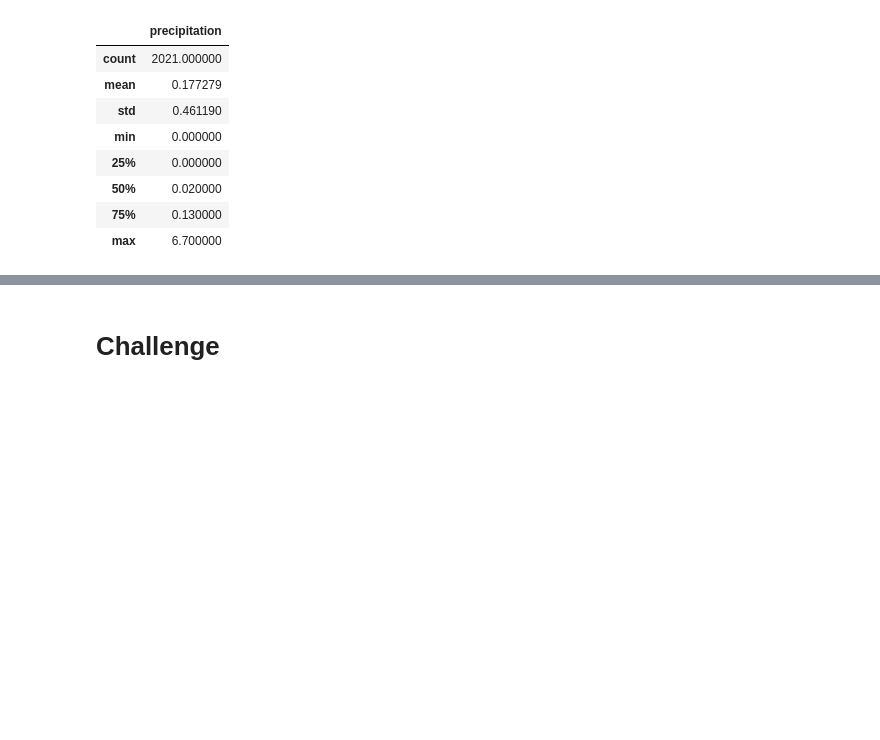
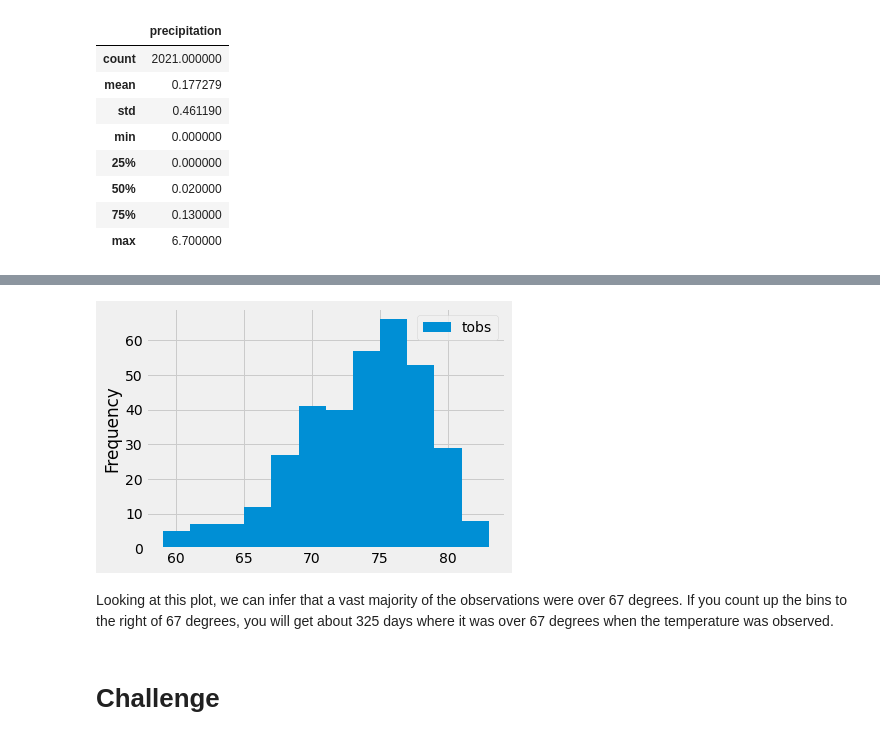
Before and after one commit to duygusimsek/surfs_up, a Jupyter notebook: climate_analysis.ipynb, the cells around one changed output, grey strips where cells are left out. Cells and saved outputs as stored; diff of their text form; code cells hidden in the pictures; blank space fills up the shorter version.

```diff
--- a/climate_analysis.ipynb
+++ b/climate_analysis.ipynb
@@ -133,3 +156,12 @@ df.describe()
 # %%
 # Choose the station with the highest number of temperature observations.
 # Query the last 12 months of temperature observation data for this station and plot the results as a histogram
+session.query(Measurement.tobs)
+
+#Now filter out all the stations except the most active station
+#apply another filter to consider only the most recent year.
+
+results = session.query(Measurement.tobs).\
+filter(Measurement.station == 'USC00519281').\
+filter(Measurement.date >= prev_year).all()
+print(results)
@@ -135,0 +173,4 @@ df.describe()
+# %%
+#To convert the results to a DataFrame
+df = pd.DataFrame(results, columns=['tobs'])
+print(df)
@@ -136,3 +201,13 @@ df.describe()
+# %%
+#To create the histogram, use the plot() and the hist() functions and add the number of bins as a parameter.
+df.plot.hist(bins=12)
+
+#compress the x-axis labels so that they fit into the box holding our plot.
+plt.tight_layout()
+# %% [output]
+[figure, added]
+# %% [markdown]
+Looking at this plot, we can infer that a vast majority of the observations were over 67 degrees. If you count up the bins to the right of 67 degrees, you will get about 325 days where it was over 67 degrees when the temperature was observed.
 # %%
 # Write a function called `calc_temps` that will accept start date and end date in the format '%Y-%m-%d'
 # and return the minimum, average, and maximum temperatures for that range of dates
```
Also changed, not shown: parts of 9 cells of this notebook.
